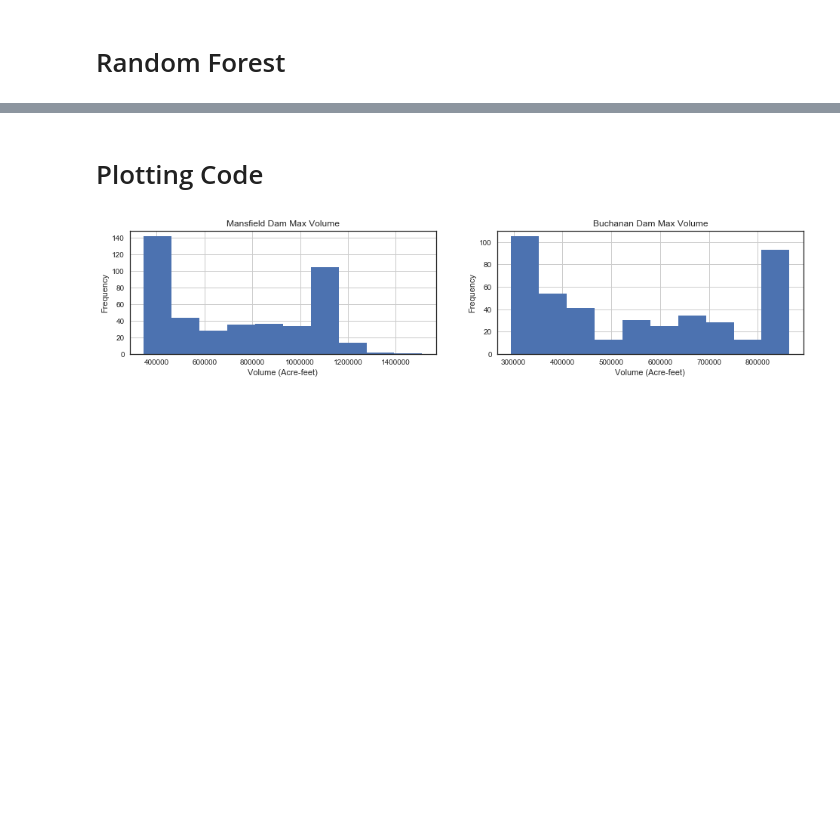
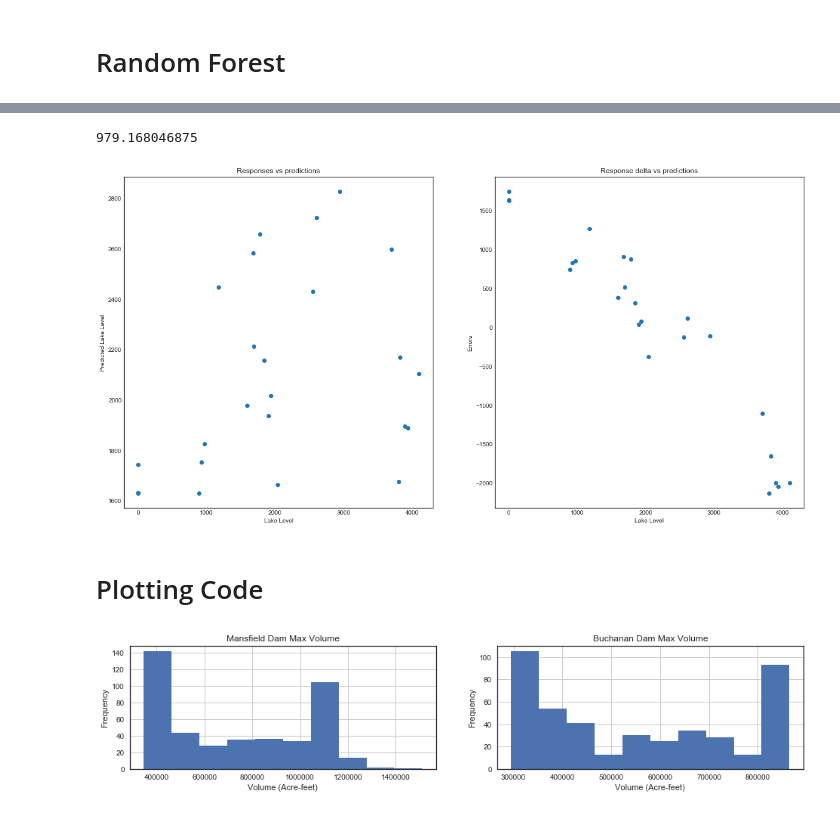
Before and after one commit to tyler-civitas/highland_lakes_inflow, a Jupyter notebook: HL_Model_Wrk.ipynb, the cells around one changed output, grey strips where cells are left out. Drawn from its saved outputs; the diff is of its cells as text; code cells hidden in the pictures; blank space fills up the shorter version.

```diff
--- a/HL_Model_Wrk.ipynb
+++ b/HL_Model_Wrk.ipynb
@@ -714,3 +981,29 @@ rfr_best.feature_importances_
+# %%
+plt.figure(figsize=(20, 10))
+
+plt.subplot(121)
+plt.scatter(y_test, y_pred)
+plt.title("Responses vs predictions")
+plt.xlabel("Lake Level")
+plt.ylabel("Predicted Lake Level")
+ax = plt.gca()
+# ax.set_xlim([0, 25000])
+# ax.set_ylim([0, 25000])
+
+plt.subplot(122)
+plt.scatter(y_test, y_preddelta)
+plt.title("Response delta vs predictions")
+plt.xlabel("Lake Level")
+plt.ylabel("Errors")
+ax = plt.gca()
+# ax.set_xlim([0, 35000])
+# ax.set_ylim([-25000, 10000])
+
+
+print mean_absolute_error(y_test, y_pred)
+# %% [output]
+979.168046875
+[figure, added]
 # %% [markdown]
 # Plotting Code
 # %%
```
Also changed, not shown: parts of 28 cells of this notebook, 8 other files.
